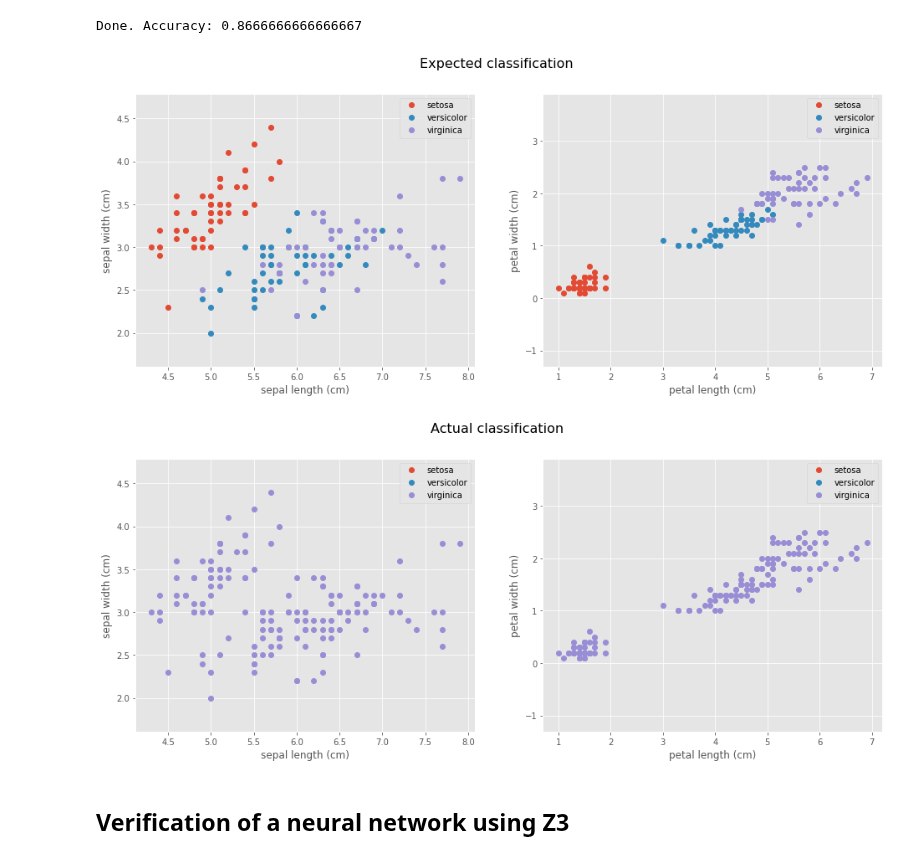
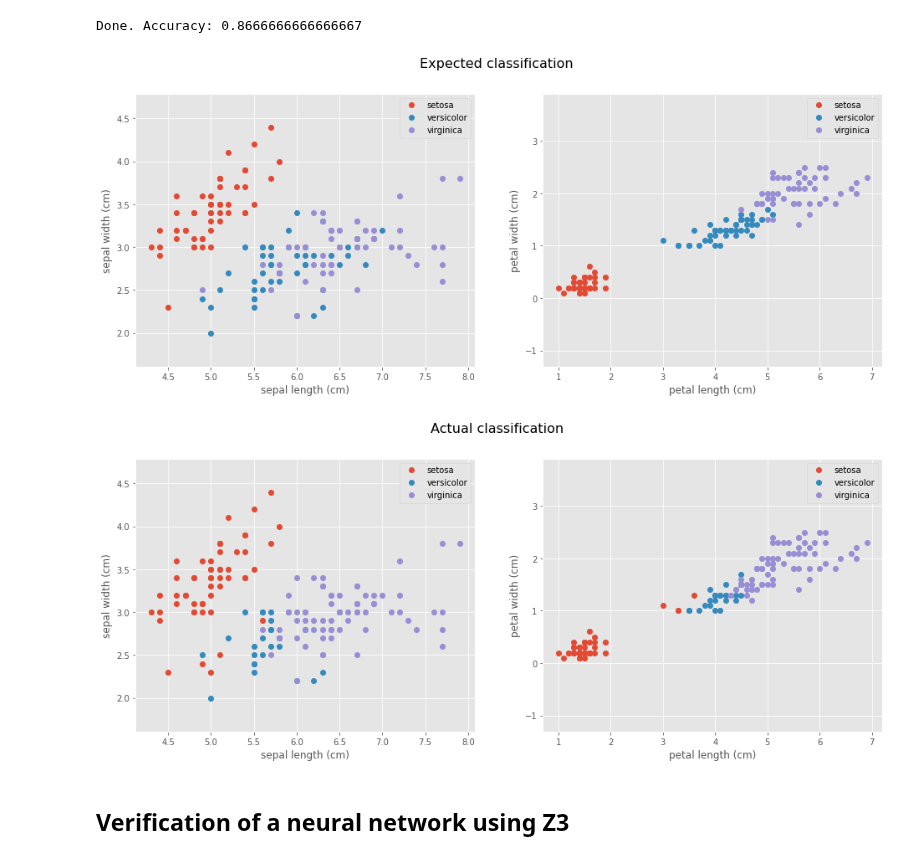
Before and after one commit to DDiekmann/Applied-Verification-Lab-Neural-Networks, a Jupyter notebook: Tutorials/adversarial_example_iris_tutorial.ipynb, the cells around one changed output. Drawn from its saved outputs; the diff is of its cells as text; code cells hidden in the pictures.

Commit message:
fixed plots; added second example

```diff
--- a/Tutorials/adversarial_example_iris_tutorial.ipynb
+++ b/Tutorials/adversarial_example_iris_tutorial.ipynb
@@ -109,7 +107,7 @@ A visualisation of the data shows the correct classification of the input data.
 # %%
 plt.style.use('ggplot')
 
-def show_plots(X, y, fixed_input_y = None, epsilon = None, title = ''):
+def show_plots(X, y, fixed_input = None, epsilon = None, title = ''):
   fig, (ax1, ax2) = plt.subplots(1, 2, figsize=(16, 6))
   fig.suptitle(title, fontsize=16)
   for target, target_name in enumerate(names):
@@ -136,14 +134,14 @@ def show_plots(X, y, fixed_input_y = None, epsilon = None, title = ''):
 
   if fixed_input_y is not None and epsilon is not None:
     #add rectangle to plot -> shows infinity norm
-    ax1.add_patch(Rectangle((X[0][0]-epsilon, X[0][1]-epsilon),
+    ax1.add_patch(Rectangle((fixed_input[0] - epsilon, fixed_input[1] - epsilon),
                             2*epsilon, 2*epsilon,
                             edgecolor='pink',
                             facecolor='none',
                             lw=4))
     ax1.set_aspect("equal", adjustable="datalim")
 
-    ax2.add_patch(Rectangle((X[0][2]-epsilon, X[0][3]-epsilon),
+    ax2.add_patch(Rectangle((fixed_input[2]-epsilon, fixed_input[3]-epsilon),
                             2*epsilon, 2*epsilon,
                             edgecolor='pink',
                             facecolor='none',
@@ -274,10 +272,10 @@ NeuralNetwork(
 Done. Accuracy: 0.8666666666666667
 # %%
 show_plots(X, y, title = 'Expected classification')
-show_plots(X, predict(X, model), title = 'Actual classification')
+show_plots(X, predict(X_scaled, model), title = 'Actual classification')
 # %% [output]
 [figure]
-[figure, old version]
+[figure, new version]
 # %% [markdown]
 ## Verification of a neural network using Z3
 # %% [markdown]
```
Also changed, not shown: parts of 17 cells of this notebook.
